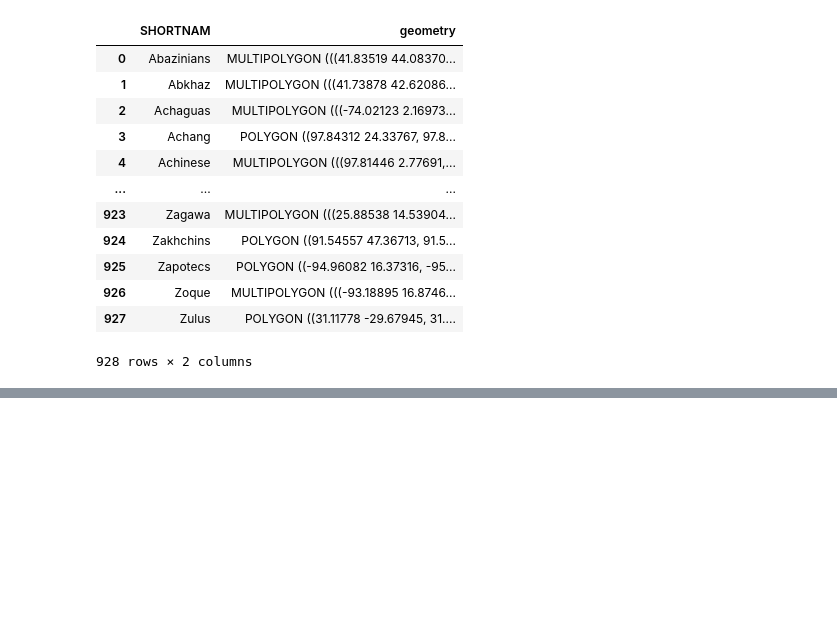
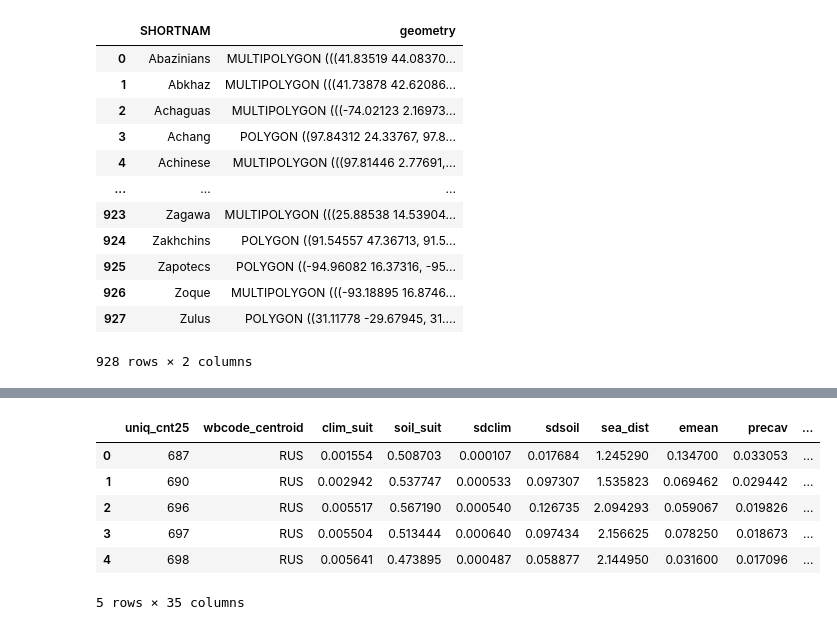
Before and after one commit to andleb/230Afinal, a Jupyter notebook: greg_nmbrlang.ipynb, the cells around one changed output, grey strips where cells are left out. Drawn from its saved outputs; the diff is of its cells as text; code cells hidden in the pictures; blank space fills up the shorter version.

```diff
--- a/greg_nmbrlang.ipynb
+++ b/greg_nmbrlang.ipynb
@@ -84,0 +157,12 @@ joined.groupby('uniq_cnt25')['SHORTNAM'].nunique().to_csv('greg.csv')
+# %%
+df = pd.read_stata('data_raw/Tables4-7b.dta')
+df['uniq_cnt25'] = df['uniq_cnt25'].astype(int)
+df.head()
+# %% [output]
+|  | uniq_cnt25 | wbcode_centroid | clim_suit | soil_suit | sdclim | sdsoil | sea_dist | emean | precav | ... |
+| 0 | 687 | RUS | 0.001554 | 0.508703 | 0.000107 | 0.017684 | 1.245290 | 0.134700 | 0.033053 | ... |
+| 1 | 690 | RUS | 0.002942 | 0.537747 | 0.000533 | 0.097307 | 1.535823 | 0.069462 | 0.029442 | ... |
+| 2 | 696 | RUS | 0.005517 | 0.567190 | 0.000540 | 0.126735 | 2.094293 | 0.059067 | 0.019826 | ... |
+| 3 | 697 | RUS | 0.005504 | 0.513444 | 0.000640 | 0.097434 | 2.156625 | 0.078250 | 0.018673 | ... |
+| 4 | 698 | RUS | 0.005641 | 0.473895 | 0.000487 | 0.058877 | 2.144950 | 0.031600 | 0.017096 | ... |
+5 rows × 35 columns
```
Also changed, not shown: parts of 12 cells of this notebook, 1 other file.
